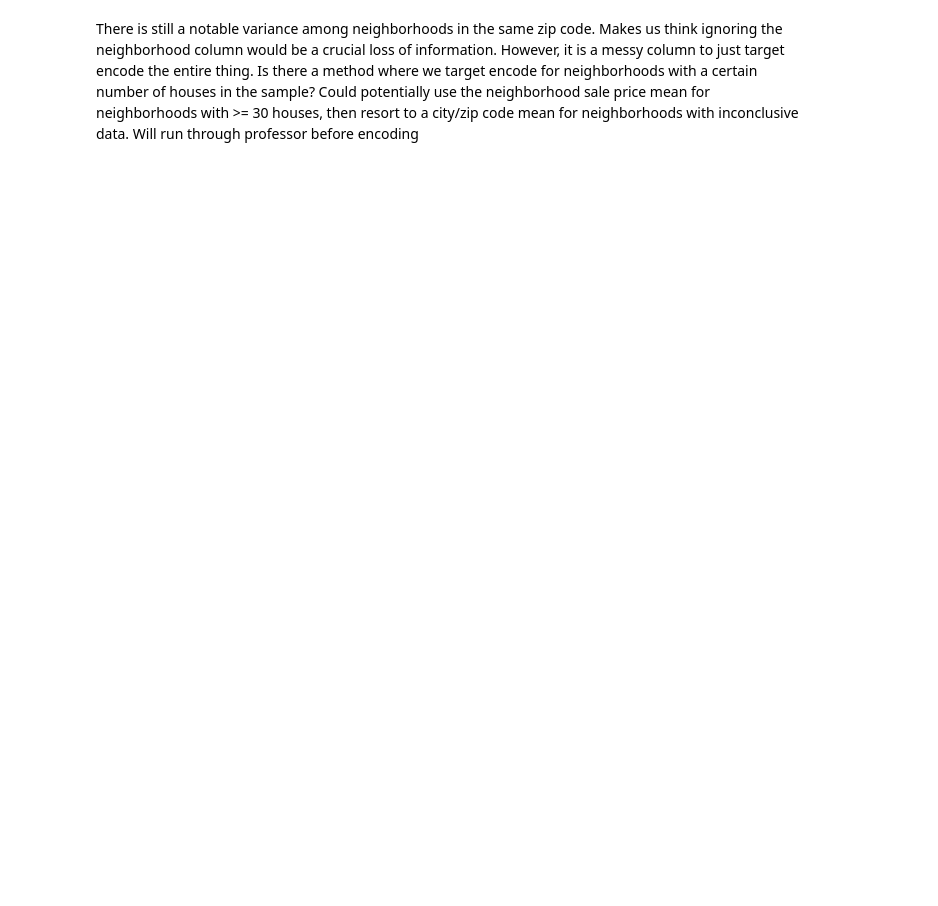
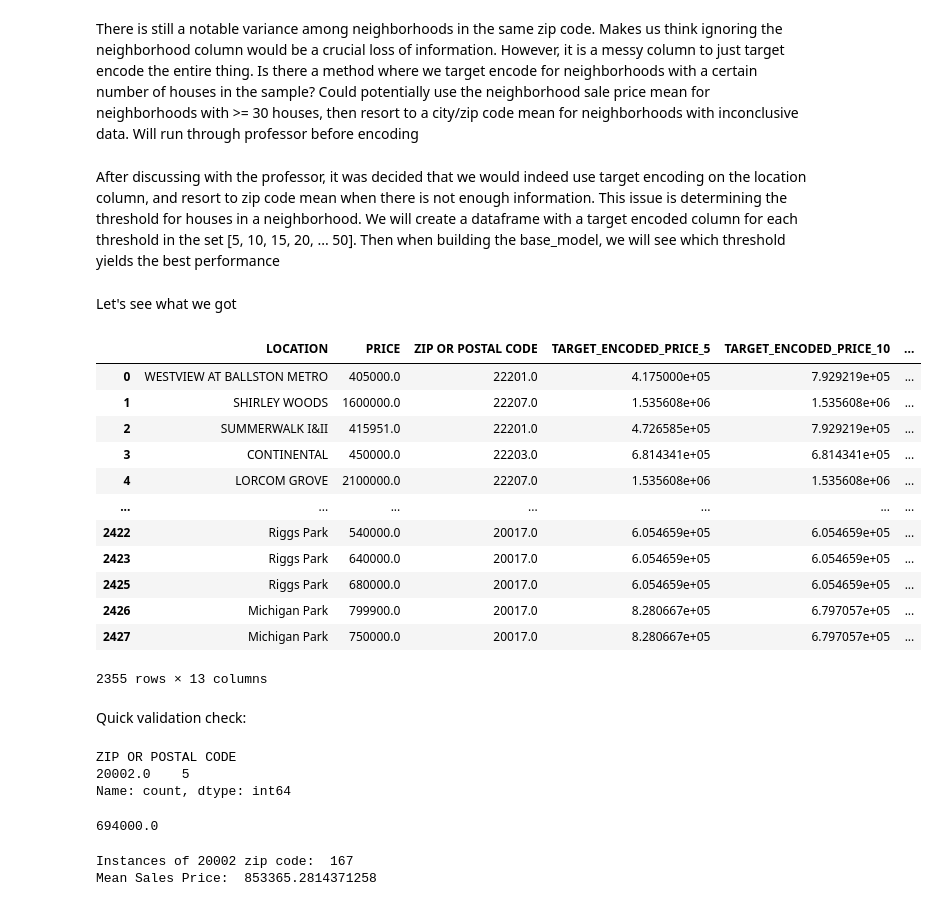
Before and after one commit to cbarnes5/DATA606CapstoneProject, a Jupyter notebook: Exploring Location Options.ipynb, the cells around one changed output. Cells and saved outputs as stored; diff of their text form; code cells hidden in the pictures; blank space fills up the shorter version.

```diff
--- a/Exploring Location Options.ipynb
+++ b/Exploring Location Options.ipynb
@@ -146,3 +127,61 @@ Woodridge            8.070000e+05
 Name: PRICE, dtype: float64
 # %% [markdown]
 There is still a notable variance among neighborhoods in the same zip code. Makes us think ignoring the neighborhood column would be a crucial loss of information. However, it is a messy column to just target encode the entire thing. Is there a method where we target encode for neighborhoods with a certain number of houses in the sample? Could potentially use the neighborhood sale price mean for neighborhoods with >= 30 houses, then resort to a city/zip code mean for neighborhoods with inconclusive data. Will run through professor before encoding
+# %% [markdown]
+After discussing with the professor, it was decided that we would indeed use target encoding on the location column, and resort to zip code mean when there is not enough information. This issue is determining the threshold for houses in a neighborhood. We will create a dataframe with a target encoded column for each threshold in the set [5, 10, 15, 20, ... 50]. Then when building the base_model, we will see which threshold yields the best performance
+# %%
+location_mean_price = df.groupby('LOCATION')['PRICE'].mean()
+location_counts = df.groupby('LOCATION')['PRICE'].count()
+zip_mean_price = df.groupby('ZIP OR POSTAL CODE')['PRICE'].mean()
+encoded_df = pd.DataFrame()
+encoded_df['LOCATION'] = df['LOCATION']
+encoded_df['PRICE'] = df['PRICE']
+encoded_df['ZIP OR POSTAL CODE'] = df['ZIP OR POSTAL CODE']
+def get_target_encoded_price(row, threshold):
+    location = row['LOCATION']
+    zip_code = row['ZIP OR POSTAL CODE']
+
+    if location_counts[location] < threshold:
+        return zip_mean_price[zip_code]
+    else:
+        return location_mean_price[location]
+thresholds = range(5, 55, 5)
+for threshold in thresholds:
+    column_name = f'TARGET_ENCODED_PRICE_{threshold}'
+    encoded_df[column_name] = df.apply(get_target_encoded_price, axis=1, threshold=threshold)
+# %% [markdown]
+Let's see what we got
+# %%
+encoded_df
+# %% [output]
+|  | LOCATION | PRICE | ZIP OR POSTAL CODE | TARGET_ENCODED_PRICE_5 | TARGET_ENCODED_PRICE_10 | ... |
+| 0 | WESTVIEW AT BALLSTON METRO | 405000.0 | 22201.0 | 4.175000e+05 | 7.929219e+05 | ... |
+| 1 | SHIRLEY WOODS | 1600000.0 | 22207.0 | 1.535608e+06 | 1.535608e+06 | ... |
+| 2 | SUMMERWALK I&II | 415951.0 | 22201.0 | 4.726585e+05 | 7.929219e+05 | ... |
+| 3 | CONTINENTAL | 450000.0 | 22203.0 | 6.814341e+05 | 6.814341e+05 | ... |
+| 4 | LORCOM GROVE | 2100000.0 | 22207.0 | 1.535608e+06 | 1.535608e+06 | ... |
+| ... | ... | ... | ... | ... | ... | ... |
+| 2422 | Riggs Park | 540000.0 | 20017.0 | 6.054659e+05 | 6.054659e+05 | ... |
+| 2423 | Riggs Park | 640000.0 | 20017.0 | 6.054659e+05 | 6.054659e+05 | ... |
+| 2425 | Riggs Park | 680000.0 | 20017.0 | 6.054659e+05 | 6.054659e+05 | ... |
+| 2426 | Michigan Park | 799900.0 | 20017.0 | 8.280667e+05 | 6.797057e+05 | ... |
+| 2427 | Michigan Park | 750000.0 | 20017.0 | 8.280667e+05 | 6.797057e+05 | ... |
+2355 rows × 13 columns
+# %% [markdown]
+Quick validation check:
+# %%
+df.loc[df.LOCATION == 'KINGMAN PARK']['ZIP OR POSTAL CODE'].value_counts() #Kingman Park has 5 entries, all in the same 20002 zip code.
+# %% [output]
+ZIP OR POSTAL CODE
+20002.0    5
+Name: count, dtype: int64
+# %%
+df.loc[df.LOCATION == 'KINGMAN PARK'].PRICE.mean()
+# %% [output]
+694000.0
+# %%
+print(f"Instances of 20002 zip code:  {len(df.loc[df['ZIP OR POSTAL CODE'] == 20002])}")
+print(f"Mean Sales Price:  {df.loc[df['ZIP OR POSTAL CODE'] == 20002].PRICE.mean()}")
+# %% [output]
+Instances of 20002 zip code:  167
+Mean Sales Price:  853365.2814371258
```
Also changed, not shown: parts of 15 cells of this notebook.
